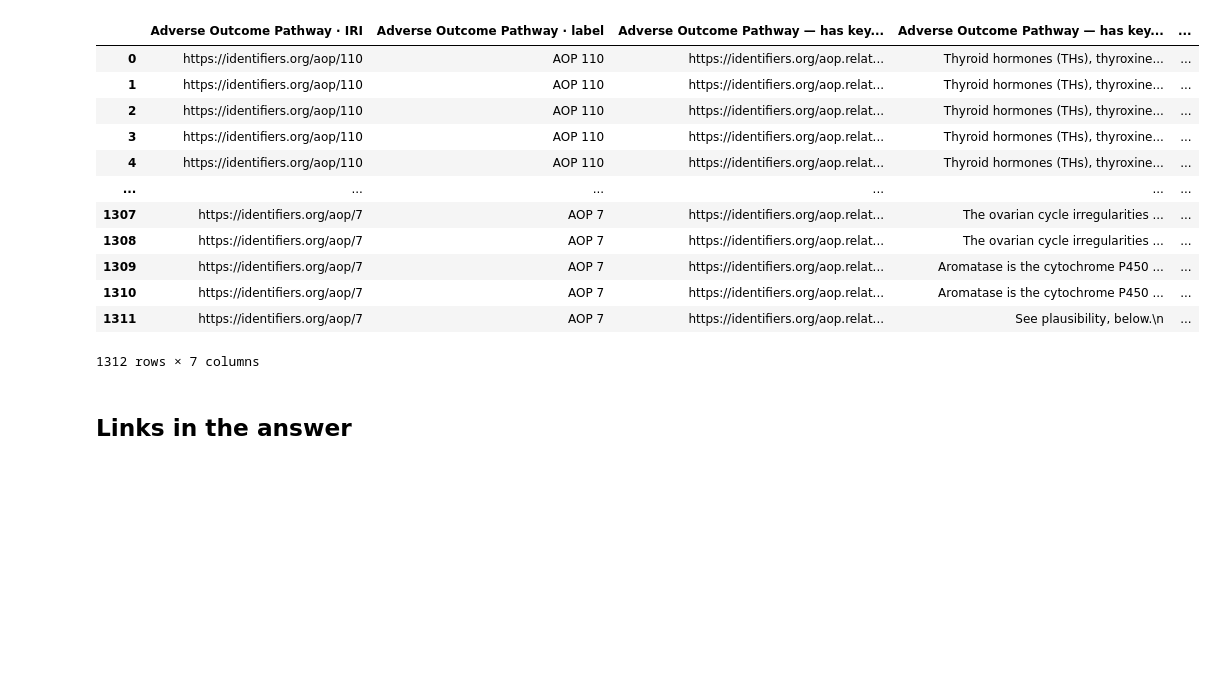
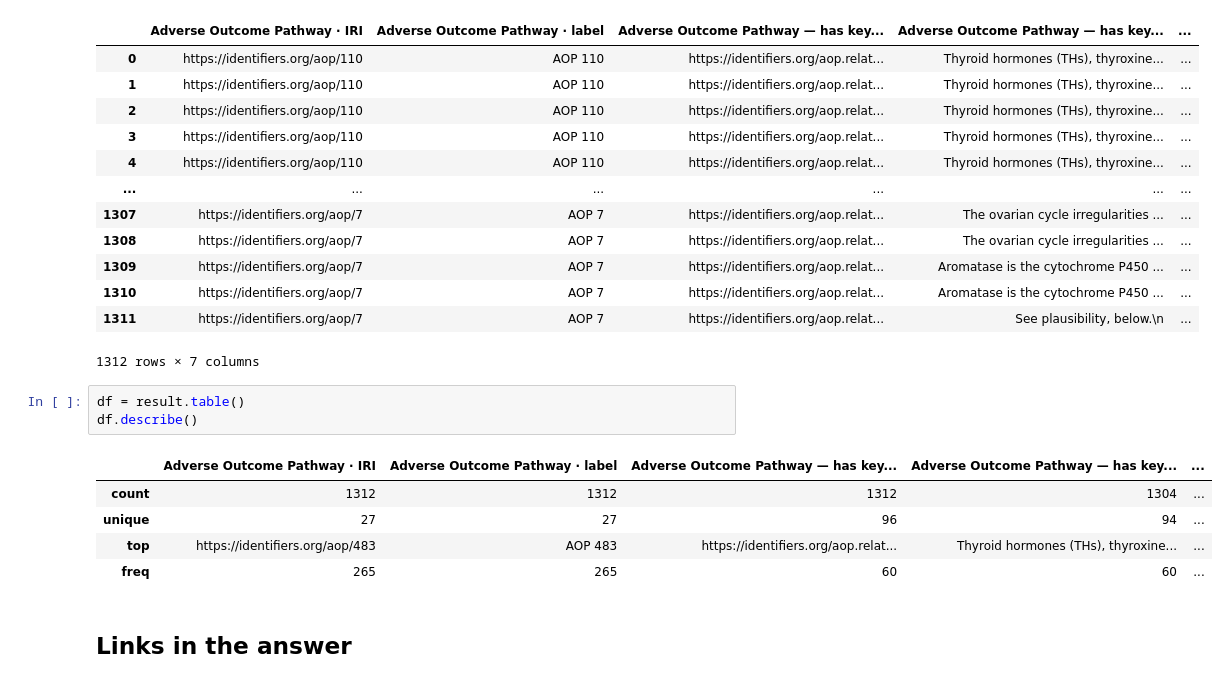
Before and after one commit to jmillanacosta/rdfsolve, a Jupyter notebook: notebooks/mcp/01_ask_aopwiki.ipynb, the cells around one changed output. Cells and saved outputs as stored; diff of their text form; blank space fills up the shorter version.

```diff
--- a/notebooks/mcp/01_ask_aopwiki.ipynb
+++ b/notebooks/mcp/01_ask_aopwiki.ipynb
@@ -124,6 +124,15 @@ Selected routes and explicit filters, not exhaustive topic coverage
 | 1310 | https://identifiers.org/aop/7 | AOP 7 | https://identifiers.org/aop.relat... | Aromatase is the cytochrome P450 ... | ... |
 | 1311 | https://identifiers.org/aop/7 | AOP 7 | https://identifiers.org/aop.relat... | See plausibility, below.\n | ... |
 1312 rows × 7 columns
+# %%
+df = result.table()
+df.describe()
+# %% [output]
+|  | Adverse Outcome Pathway · IRI | Adverse Outcome Pathway · label | Adverse Outcome Pathway — has key... | Adverse Outcome Pathway — has key... | ... |
+| count | 1312 | 1312 | 1312 | 1304 | ... |
+| unique | 27 | 27 | 96 | 94 | ... |
+| top | https://identifiers.org/aop/483 | AOP 483 | https://identifiers.org/aop.relat... | Thyroid hormones (THs), thyroxine... | ... |
+| freq | 265 | 265 | 60 | 60 | ... |
 # %% [markdown]
 ## Links in the answer
 # %%
```
Also changed, not shown: parts of 1 cell of this notebook.
